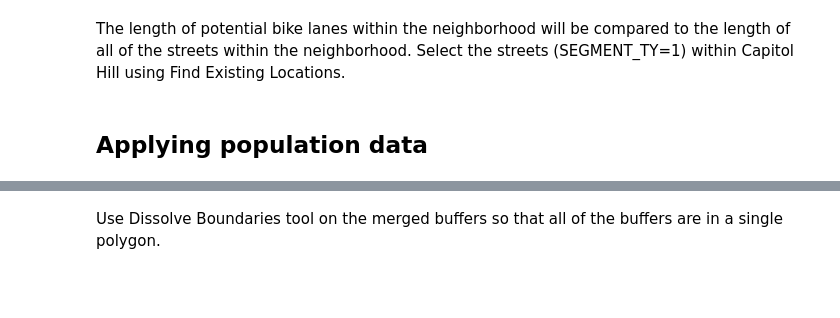
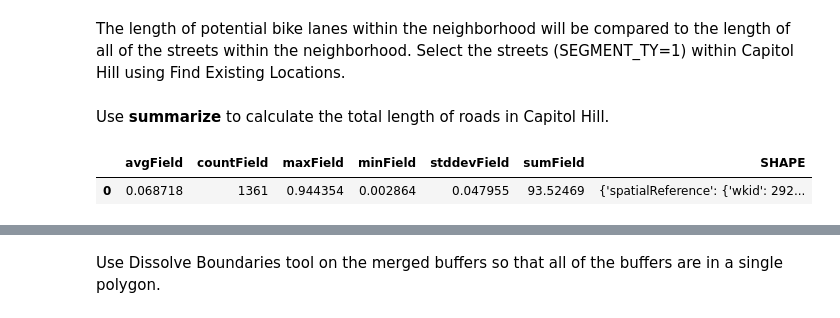
Before and after one commit to priyankatuteja/spatialdatascience, a Jupyter notebook: bike routes.ipynb, the cells around one changed output, grey strips where cells are left out. Cells and saved outputs as stored; diff of their text form; code cells hidden in the pictures; blank space fills up the shorter version.

```diff
--- a/bike routes.ipynb
+++ b/bike routes.ipynb
@@ -64,5 +163,5 @@ for item in Tapestry_segmentation:
 # %%
-bike_route_neighbourhood = SeattleBikeRoutes.layers[1]
+bike_route_neighbourhood = seattle_bike_routes.layers[1]
 # %% [markdown]
 Apply a Filter to the Neighborhoods so that only Capitol Hill is showing.
 # %%
@@ -72,5 +182,5 @@ tapestry = Tapestry_segmentation[1]
 # %%
-bike_route_streets = SeattleBikeRoutes.layers[0]
+bike_route_streets = seattle_bike_routes.layers[0]
 # %%
 bike_street_map = gis.map('Seattle')
 bike_street_map
@@ -297,7 +429,6 @@ The length of potential bike lanes within the neighborhood will be compared to t
 # %%
 capitol_hill_streets = find_existing_locations(input_layers=[{'url': bike_route_streets.url}, {'url': bike_route_neighbourhood.url}],
                         expressions=[{"operator":"","layer":0,"where":"SEGMENT_TY = 1"},
+                                     {"operator":"and","layer":1,"where":"L_HOOD = 'CAPITOL HILL'"},
                                      {"operator":"and","layer":0,"selectingLayer":1,"spatialRel":"withinDistance","distance":3.5,"units":"Feet"}],
-                                       output_name='Capitol Hill street')
+                                       output_name='Capitol_Hill1')
-# %% [markdown]
-## Applying population data
@@ -303,0 +437,11 @@ capitol_hill_streets = find_existing_locations(input_layers=[{'url': bike_route_
+# %% [markdown]
+Use **summarize** to calculate the total length of roads in Capitol Hill.
+# %%
+st = capitol_hill_streets.layers[0].query(where='1=1', returnGeometry=False, spatialRel='esriSpatialRelIntersects',
+                               outFields='Length',
+                               outStatistics=[{"statisticType":"count","onStatisticField":"Length","outStatisticFieldName":"countField"},{"statisticType":"sum","onStatisticField":"Length","outStatisticFieldName":"sumField"},{"statisticType":"min","onStatisticField":"Length","outStatisticFieldName":"minField"},{"statisticType":"max","onStatisticField":"Length","outStatisticFieldName":"maxField"},{"statisticType":"avg","onStatisticField":"Length","outStatisticFieldName":"avgField"},{"statisticType":"stddev","onStatisticField":"Length","outStatisticFieldName":"stddevField"}])
+# %%
+st.df
+# %% [output]
+|  | avgField | countField | maxField | minField | stddevField | sumField | SHAPE |
+| 0 | 0.068718 | 1361 | 0.944354 | 0.002864 | 0.047955 | 93.52469 | {'spatialReference': {'wkid': 292... |
```
Also changed, not shown: parts of 111 cells of this notebook, 18 other files.
